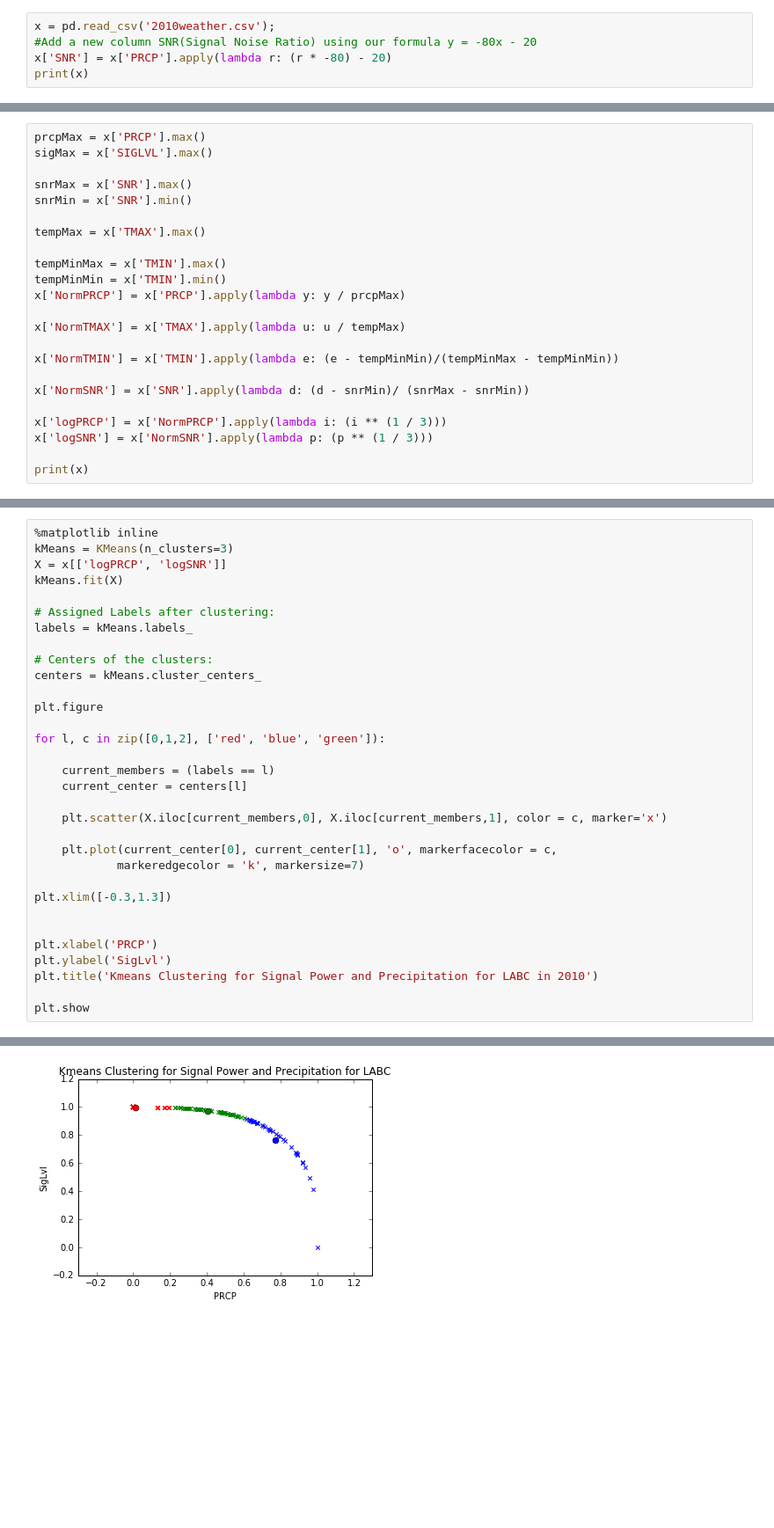
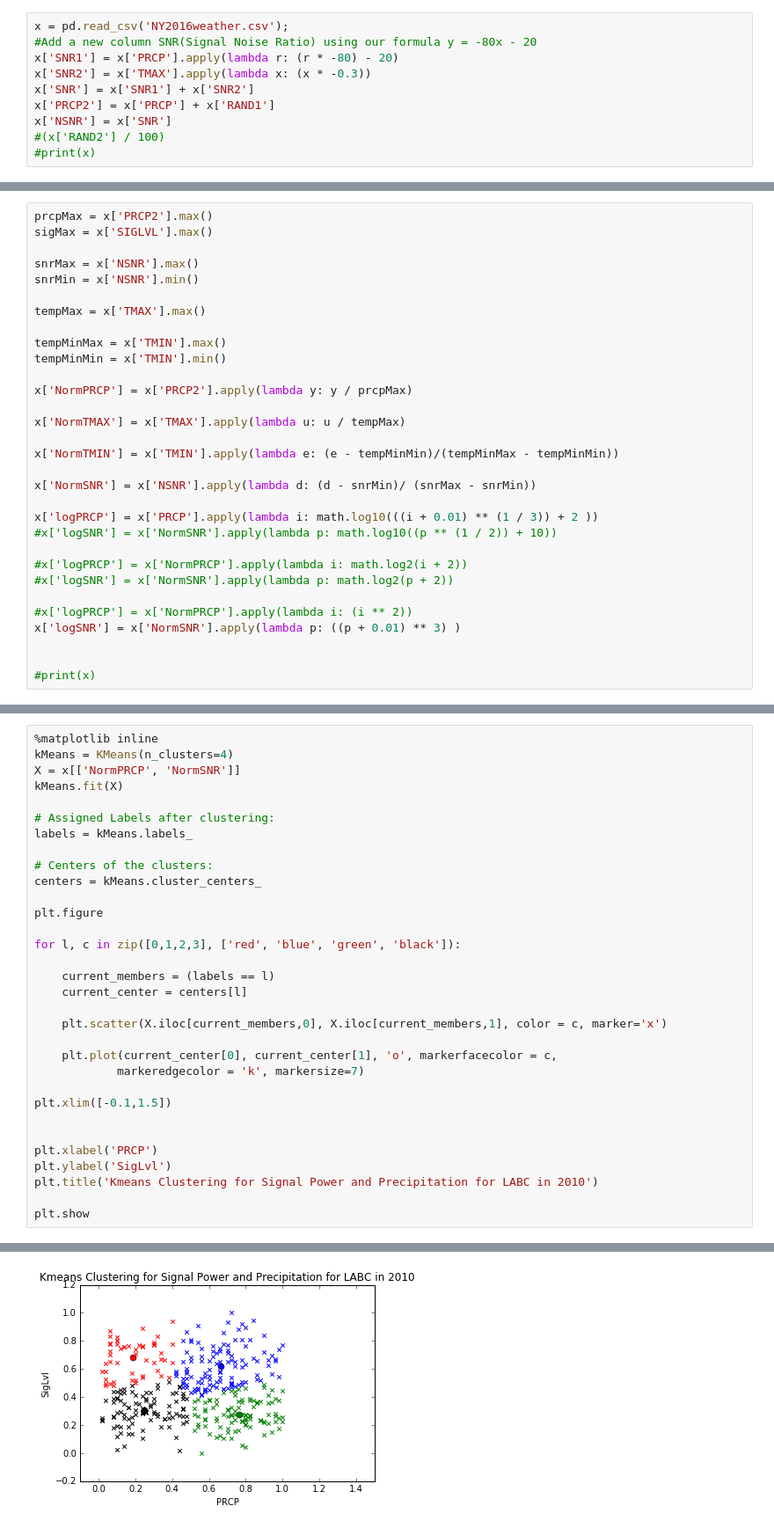
Before and after one commit to GeorgeAria/MachineLearning, a Jupyter notebook: ForcastDarkSky.ipynb, the cells around one changed output, grey strips where cells are left out. Shown at 88% size. Drawn from its saved outputs; the diff is of its cells as text; blank space fills up the shorter version.

```diff
--- a/ForcastDarkSky.ipynb
+++ b/ForcastDarkSky.ipynb
@@ -59,5 +70,10 @@ finally:
 # %%
-x = pd.read_csv('2010weather.csv');
+x = pd.read_csv('NY2016weather.csv');
 #Add a new column SNR(Signal Noise Ratio) using our formula y = -80x - 20
-x['SNR'] = x['PRCP'].apply(lambda r: (r * -80) - 20)
-print(x)
+x['SNR1'] = x['PRCP'].apply(lambda r: (r * -80) - 20)
+x['SNR2'] = x['TMAX'].apply(lambda x: (x * -0.3))
+x['SNR'] = x['SNR1'] + x['SNR2']
+x['PRCP2'] = x['PRCP'] + x['RAND1']
+x['NSNR'] = x['SNR']
+#(x['RAND2'] / 100)
+#print(x)
@@ -82,23 +80,31 @@ print(x)
 # %%
-prcpMax = x['PRCP'].max()
+prcpMax = x['PRCP2'].max()
 sigMax = x['SIGLVL'].max()
 
-snrMax = x['SNR'].max()
-snrMin = x['SNR'].min()
+snrMax = x['NSNR'].max()
+snrMin = x['NSNR'].min()
 
 tempMax = x['TMAX'].max()
 
 tempMinMax = x['TMIN'].max()
 tempMinMin = x['TMIN'].min()
-x['NormPRCP'] = x['PRCP'].apply(lambda y: y / prcpMax)
+
+x['NormPRCP'] = x['PRCP2'].apply(lambda y: y / prcpMax)
 
 x['NormTMAX'] = x['TMAX'].apply(lambda u: u / tempMax)
 
 x['NormTMIN'] = x['TMIN'].apply(lambda e: (e - tempMinMin)/(tempMinMax - tempMinMin))
 
-x['NormSNR'] = x['SNR'].apply(lambda d: (d - snrMin)/ (snrMax - snrMin))
+x['NormSNR'] = x['NSNR'].apply(lambda d: (d - snrMin)/ (snrMax - snrMin))
 
-x['logPRCP'] = x['NormPRCP'].apply(lambda i: (i ** (1 / 3)))
-x['logSNR'] = x['NormSNR'].apply(lambda p: (p ** (1 / 3)))
+x['logPRCP'] = x['PRCP'].apply(lambda i: math.log10(((i + 0.01) ** (1 / 3)) + 2 ))
+#x['logSNR'] = x['NormSNR'].apply(lambda p: math.log10((p ** (1 / 2)) + 10))
 
-print(x)
+#x['logPRCP'] = x['NormPRCP'].apply(lambda i: math.log2(i + 2))
+#x['logSNR'] = x['NormSNR'].apply(lambda p: math.log2(p + 2))
+
+#x['logPRCP'] = x['NormPRCP'].apply(lambda i: (i ** 2))
+x['logSNR'] = x['NormSNR'].apply(lambda p: ((p + 0.01) ** 3) )
+
+
+#print(x)
@@ -123,36 +111,36 @@ print(x)
 # %%
 %matplotlib inline
-kMeans = KMeans(n_clusters=3)
-X = x[['logPRCP', 'logSNR']]
+kMeans = KMeans(n_clusters=4)
+X = x[['NormPRCP', 'NormSNR']]
 kMeans.fit(X)
 
 # Assigned Labels after clustering:
 labels = kMeans.labels_
 
 # Centers of the clusters:
 centers = kMeans.cluster_centers_
 
 plt.figure
 
-for l, c in zip([0,1,2], ['red', 'blue', 'green']):
+for l, c in zip([0,1,2,3], ['red', 'blue', 'green', 'black']):
 
     current_members = (labels == l)
     current_center = centers[l]
 
     plt.scatter(X.iloc[current_members,0], X.iloc[current_members,1], color = c, marker='x')
 
     plt.plot(current_center[0], current_center[1], 'o', markerfacecolor = c,
             markeredgecolor = 'k', markersize=7)
 
-plt.xlim([-0.3,1.3])
+plt.xlim([-0.1,1.5])
 
 
 plt.xlabel('PRCP')
 plt.ylabel('SigLvl')
 plt.title('Kmeans Clustering for Signal Power and Precipitation for LABC in 2010')
 
 plt.show
 # %% [output]
 <function matplotlib.pyplot.show>
-[figure, old version]
+[figure, new version]
 # %%
```
Also changed, not shown: parts of 5 cells of this notebook, 1 other file.
